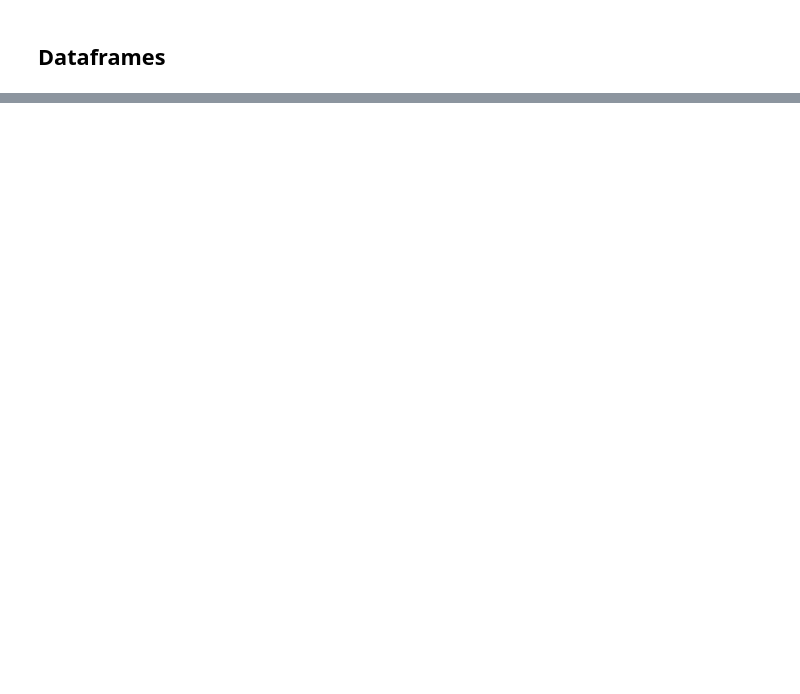
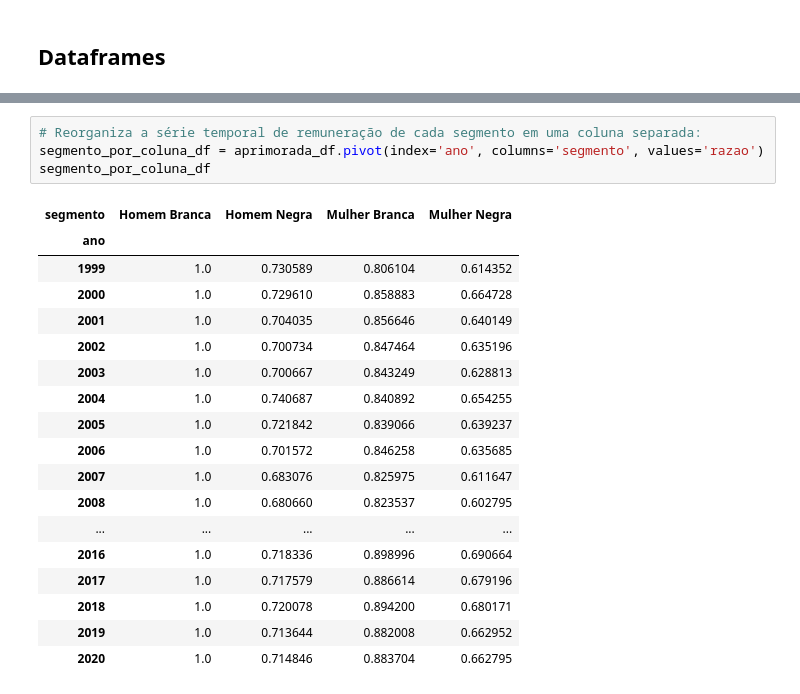
Before and after one commit to tecMTST/tutorial-de-dados, a Jupyter notebook: 03_introducao-basica/40_introducao-ao-pandas.ipynb, the cells around one changed output, grey strips where cells are left out. Drawn from its saved outputs; the diff is of its cells as text; blank space fills up the shorter version.

```diff
--- a/03_introducao-basica/40_introducao-ao-pandas.ipynb
+++ b/03_introducao-basica/40_introducao-ao-pandas.ipynb
@@ -375,0 +786,23 @@ pl.show()
+# %%
+# Reorganiza a série temporal de remuneração de cada segmento em uma coluna separada:
+segmento_por_coluna_df = aprimorada_df.pivot(index='ano', columns='segmento', values='razao')
+segmento_por_coluna_df
+# %% [output]
+| segmento | Homem Branca | Homem Negra | Mulher Branca | Mulher Negra |
+| ano |  |  |  |  |
+| 1999 | 1.0 | 0.730589 | 0.806104 | 0.614352 |
+| 2000 | 1.0 | 0.729610 | 0.858883 | 0.664728 |
+| 2001 | 1.0 | 0.704035 | 0.856646 | 0.640149 |
+| 2002 | 1.0 | 0.700734 | 0.847464 | 0.635196 |
+| 2003 | 1.0 | 0.700667 | 0.843249 | 0.628813 |
+| 2004 | 1.0 | 0.740687 | 0.840892 | 0.654255 |
+| 2005 | 1.0 | 0.721842 | 0.839066 | 0.639237 |
+| 2006 | 1.0 | 0.701572 | 0.846258 | 0.635685 |
+| 2007 | 1.0 | 0.683076 | 0.825975 | 0.611647 |
+| 2008 | 1.0 | 0.680660 | 0.823537 | 0.602795 |
+| ... | ... | ... | ... | ... |
+| 2016 | 1.0 | 0.718336 | 0.898996 | 0.690664 |
+| 2017 | 1.0 | 0.717579 | 0.886614 | 0.679196 |
+| 2018 | 1.0 | 0.720078 | 0.894200 | 0.680171 |
+| 2019 | 1.0 | 0.713644 | 0.882008 | 0.662952 |
+| 2020 | 1.0 | 0.714846 | 0.883704 | 0.662795 |
```
Also changed, not shown: parts of 65 cells of this notebook, 3 other files.
